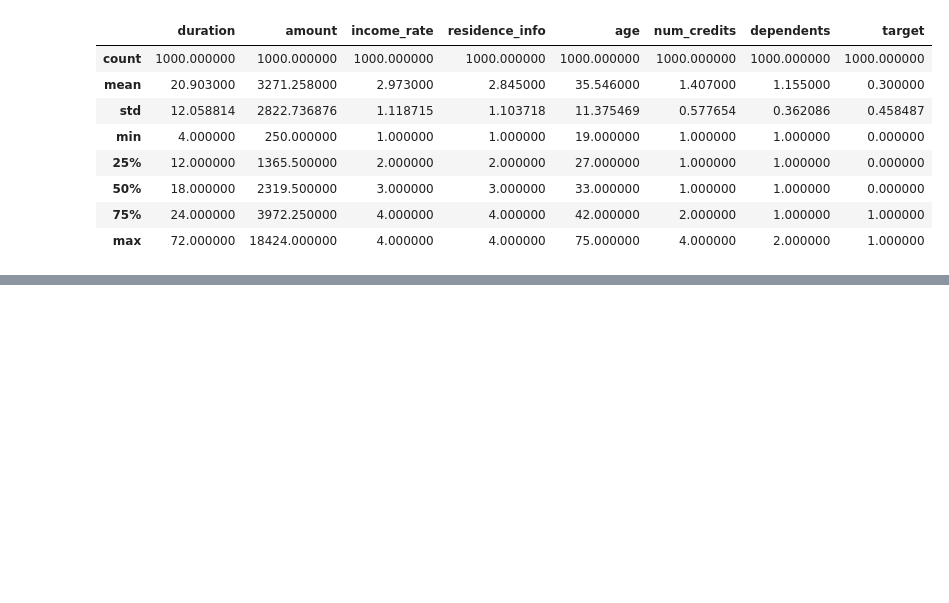
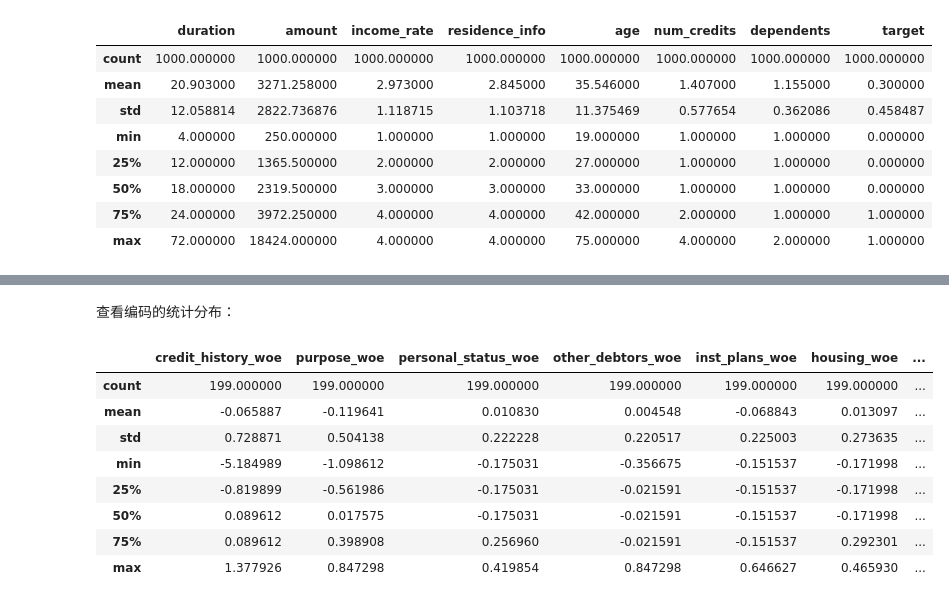
Before and after one commit to lotbear/Python-Financial-investment-strategy, a Jupyter notebook: 德国信贷风控数据实战/步骤2：对离散数据进行编码/德国信贷风控数据建模（步骤2：对离散数据进行编码）.ipynb, the cells around one changed output, grey strips where cells are left out. Saved outputs shown, nothing was run; the diff lists cells and outputs as text; code cells hidden in the pictures; blank space fills up the shorter version.

```diff
--- a/德国信贷风控数据实战/步骤2：对离散数据进行编码/德国信贷风控数据建模（步骤2：对离散数据进行编码）.ipynb
+++ b/德国信贷风控数据实战/步骤2：对离散数据进行编码/德国信贷风控数据建模（步骤2：对离散数据进行编码）.ipynb
@@ -465,0 +645,14 @@ def woe_encode(df,data_path_1,varnames, y, filename,flag='train'):
+# %% [markdown]
+查看编码的统计分布：
+# %%
+df_test_woe[var_woe_name].describe()
+# %% [output]
+|  | credit_history_woe | purpose_woe | personal_status_woe | other_debtors_woe | inst_plans_woe | housing_woe | ... |
+| count | 199.000000 | 199.000000 | 199.000000 | 199.000000 | 199.000000 | 199.000000 | ... |
+| mean | -0.065887 | -0.119641 | 0.010830 | 0.004548 | -0.068843 | 0.013097 | ... |
+| std | 0.728871 | 0.504138 | 0.222228 | 0.220517 | 0.225003 | 0.273635 | ... |
+| min | -5.184989 | -1.098612 | -0.175031 | -0.356675 | -0.151537 | -0.171998 | ... |
+| 25% | -0.819899 | -0.561986 | -0.175031 | -0.021591 | -0.151537 | -0.171998 | ... |
+| 50% | 0.089612 | 0.017575 | -0.175031 | -0.021591 | -0.151537 | -0.171998 | ... |
+| 75% | 0.089612 | 0.398908 | 0.256960 | -0.021591 | -0.151537 | 0.292301 | ... |
+| max | 1.377926 | 0.847298 | 0.419854 | 0.847298 | 0.646627 | 0.465930 | ... |
```
Also changed, not shown: parts of 41 cells of this notebook, 2 other files.
